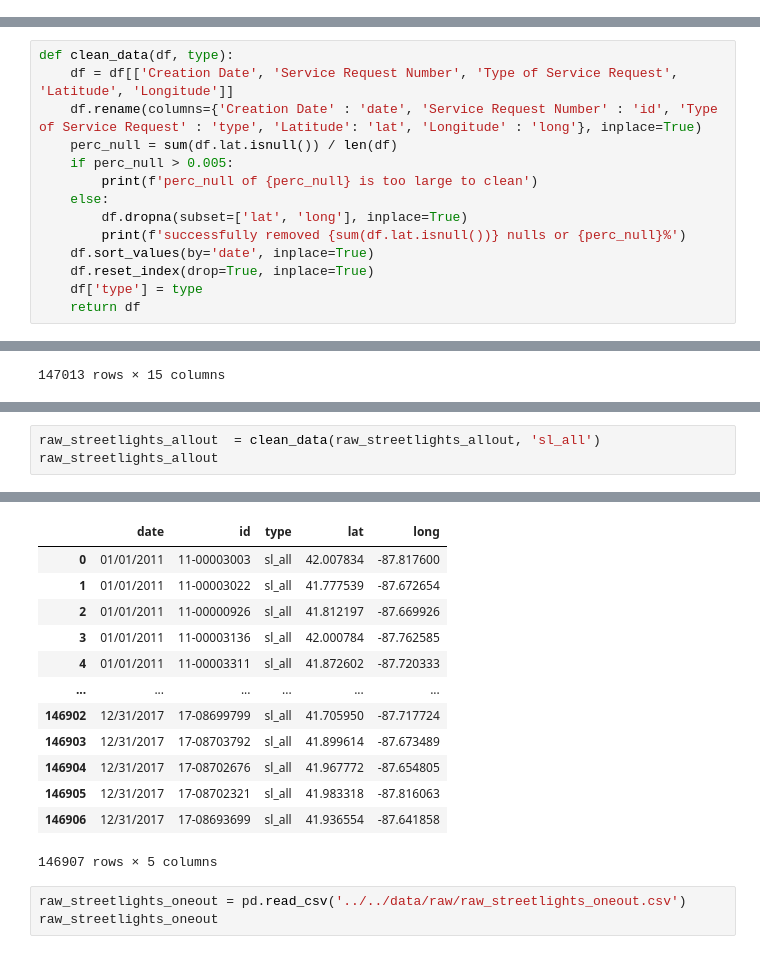
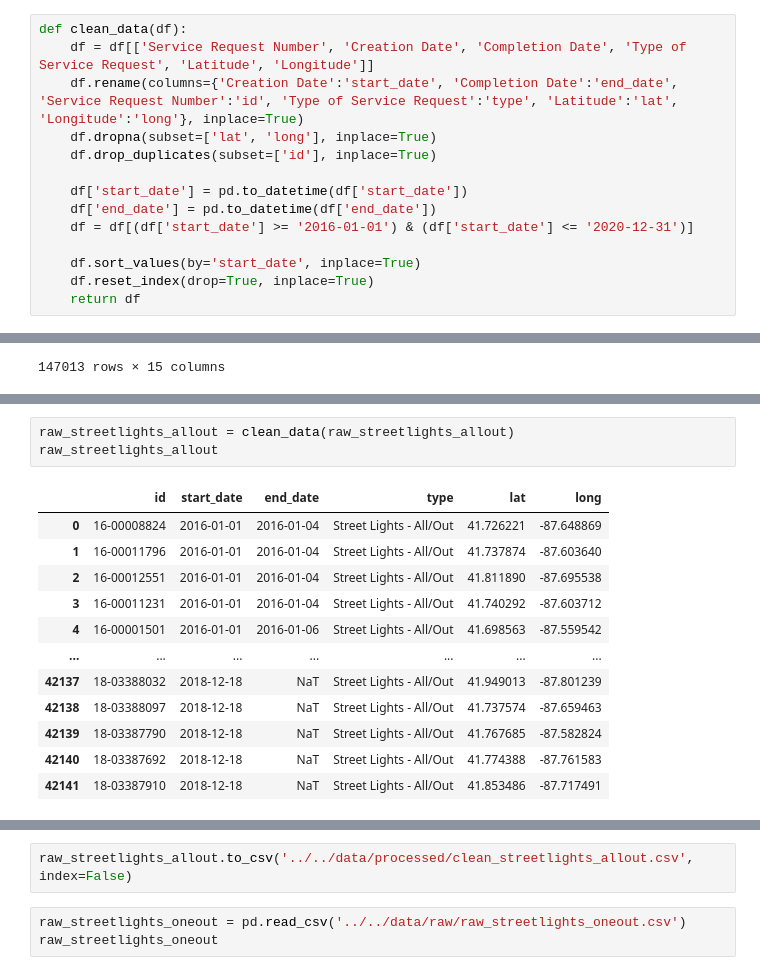
Before and after one commit to evanameyer1/Uncovering-New-Factors-In-Chicago-Crime-through-Regression-Models, a Jupyter notebook: models/notebooks/01_data_cleaning.ipynb, the cells around one changed output, grey strips where cells are left out. Drawn from its saved outputs; the diff is of its cells as text.

```diff
--- a/models/notebooks/01_data_cleaning.ipynb
+++ b/models/notebooks/01_data_cleaning.ipynb
@@ -218,2 +207,16 @@ This dataset documents service requests regarding alley light outages, including
+# %%
+def clean_data(df):
+    df = df[['Service Request Number', 'Creation Date', 'Completion Date', 'Type of Service Request', 'Latitude', 'Longitude']]
+    df.rename(columns={'Creation Date':'start_date', 'Completion Date':'end_date', 'Service Request Number':'id', 'Type of Service Request':'type', 'Latitude':'lat', 'Longitude':'long'}, inplace=True)
+    df.dropna(subset=['lat', 'long'], inplace=True)
+    df.drop_duplicates(subset=['id'], inplace=True)
+
+    df['start_date'] = pd.to_datetime(df['start_date'])
+    df['end_date'] = pd.to_datetime(df['end_date'])
+    df = df[(df['start_date'] >= '2016-01-01') & (df['start_date'] <= '2020-12-31')]
+
+    df.sort_values(by='start_date', inplace=True)
+    df.reset_index(drop=True, inplace=True)
+    return df
 # %%
 raw_alleylights = pd.read_csv('../../data/raw/raw_alleylights.csv')
@@ -344,14 +254,0 @@ These datasets include records of streetlight outages, categorized into all ligh
-# %%
-def clean_data(df, type):
-    df = df[['Creation Date', 'Service Request Number', 'Type of Service Request', 'Latitude', 'Longitude']]
-    df.rename(columns={'Creation Date' : 'date', 'Service Request Number' : 'id', 'Type of Service Request' : 'type', 'Latitude': 'lat', 'Longitude' : 'long'}, inplace=True)
-    perc_null = sum(df.lat.isnull()) / len(df)
-    if perc_null > 0.005:
-        print(f'perc_null of {perc_null} is too large to clean')
-    else:
-        df.dropna(subset=['lat', 'long'], inplace=True)
-        print(f'successfully removed {sum(df.lat.isnull())} nulls or {perc_null}%')
-    df.sort_values(by='date', inplace=True)
-    df.reset_index(drop=True, inplace=True)
-    df['type'] = type
-    return df
@@ -382,4 +274,16 @@ Name: count, dtype: int64
 # %%
-raw_streetlights_allout  = clean_data(raw_streetlights_allout, 'sl_all')
+raw_streetlights_allout = clean_data(raw_streetlights_allout)
 raw_streetlights_allout
 # %% [output]
+|  | id | start_date | end_date | type | lat | long |
+| 0 | 16-00008824 | 2016-01-01 | 2016-01-04 | Street Lights - All/Out | 41.726221 | -87.648869 |
+| 1 | 16-00011796 | 2016-01-01 | 2016-01-04 | Street Lights - All/Out | 41.737874 | -87.603640 |
+| 2 | 16-00012551 | 2016-01-01 | 2016-01-04 | Street Lights - All/Out | 41.811890 | -87.695538 |
+| 3 | 16-00011231 | 2016-01-01 | 2016-01-04 | Street Lights - All/Out | 41.740292 | -87.603712 |
+| 4 | 16-00001501 | 2016-01-01 | 2016-01-06 | Street Lights - All/Out | 41.698563 | -87.559542 |
+| ... | ... | ... | ... | ... | ... | ... |
+| 42137 | 18-03388032 | 2018-12-18 | NaT | Street Lights - All/Out | 41.949013 | -87.801239 |
+| 42138 | 18-03388097 | 2018-12-18 | NaT | Street Lights - All/Out | 41.737574 | -87.659463 |
+| 42139 | 18-03387790 | 2018-12-18 | NaT | Street Lights - All/Out | 41.767685 | -87.582824 |
+| 42140 | 18-03387692 | 2018-12-18 | NaT | Street Lights - All/Out | 41.774388 | -87.761583 |
+| 42141 | 18-03387910 | 2018-12-18 | NaT | Street Lights - All/Out | 41.853486 | -87.717491 |
@@ -387,16 +291,5 @@ successfully removed 0 nulls or 0.0007210246712875732%
-|  | date | id | type | lat | long |
-| 0 | 01/01/2011 | 11-00003003 | sl_all | 42.007834 | -87.817600 |
-| 1 | 01/01/2011 | 11-00003022 | sl_all | 41.777539 | -87.672654 |
-| 2 | 01/01/2011 | 11-00000926 | sl_all | 41.812197 | -87.669926 |
-| 3 | 01/01/2011 | 11-00003136 | sl_all | 42.000784 | -87.762585 |
-| 4 | 01/01/2011 | 11-00003311 | sl_all | 41.872602 | -87.720333 |
-| ... | ... | ... | ... | ... | ... |
-| 146902 | 12/31/2017 | 17-08699799 | sl_all | 41.705950 | -87.717724 |
-| 146903 | 12/31/2017 | 17-08703792 | sl_all | 41.899614 | -87.673489 |
-| 146904 | 12/31/2017 | 17-08702676 | sl_all | 41.967772 | -87.654805 |
-| 146905 | 12/31/2017 | 17-08702321 | sl_all | 41.983318 | -87.816063 |
-| 146906 | 12/31/2017 | 17-08693699 | sl_all | 41.936554 | -87.641858 |
-146907 rows × 5 columns
+# %%
+raw_streetlights_allout.to_csv('../../data/processed/clean_streetlights_allout.csv', index=False)
 # %%
 raw_streetlights_oneout = pd.read_csv('../../data/raw/raw_streetlights_oneout.csv')
 raw_streetlights_oneout
```
Also changed, not shown: parts of 31 cells of this notebook, 4 other files.
